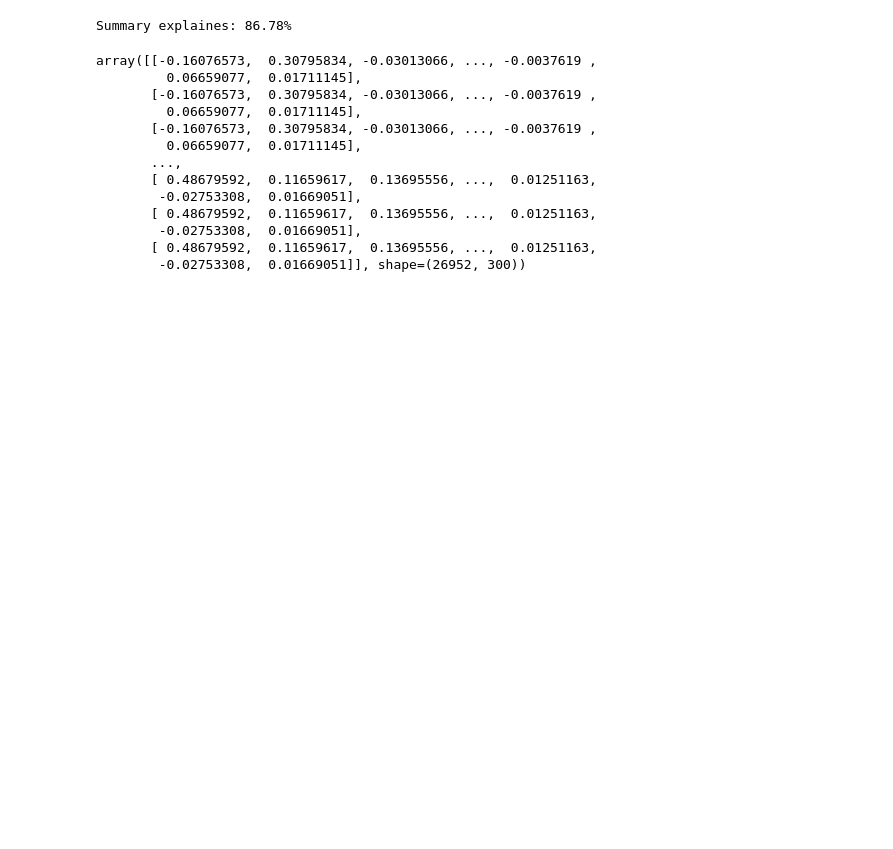
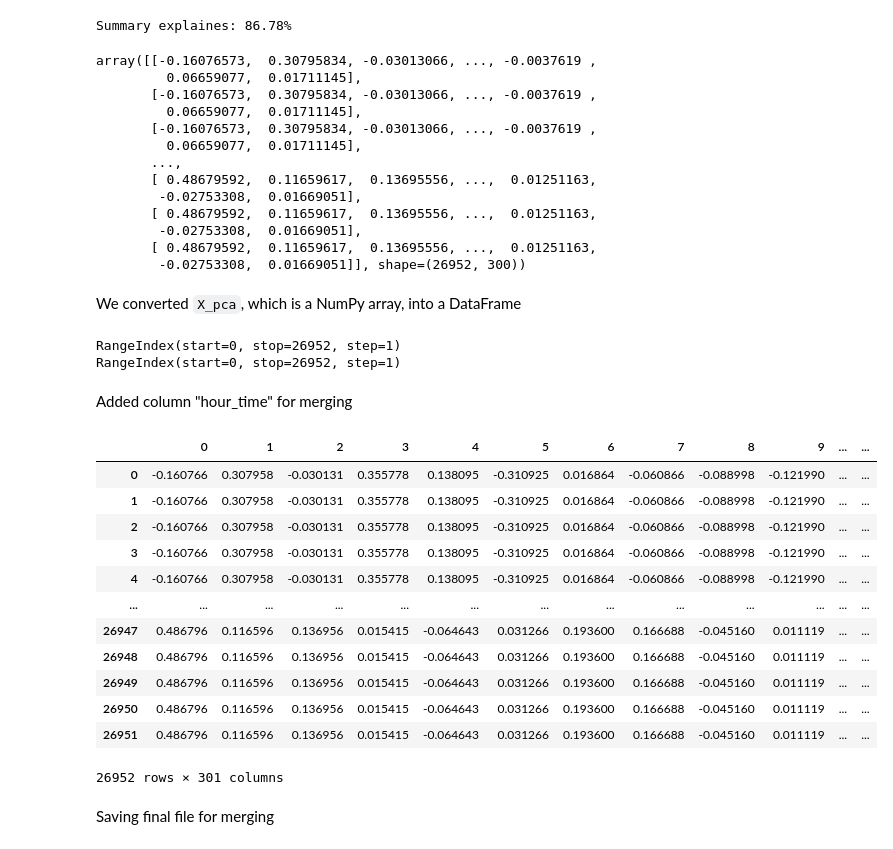
Before and after one commit to KonchakivskyiDanylo/PythonForDs, a Jupyter notebook: data_analysis/isw_analyze.ipynb, the cells around one changed output. Drawn from its saved outputs; the diff is of its cells as text; code cells hidden in the pictures; blank space fills up the shorter version.

```diff
--- a/data_analysis/isw_analyze.ipynb
+++ b/data_analysis/isw_analyze.ipynb
@@ -502,4 +530,36 @@ array([[-0.16076573,  0.30795834, -0.03013066, ..., -0.0037619 ,
         -0.02753308,  0.01669051],
        [ 0.48679592,  0.11659617,  0.13695556, ...,  0.01251163,
         -0.02753308,  0.01669051]], shape=(26952, 300))
+# %% [markdown]
+We converted `X_pca`, which is a NumPy array, into a DataFrame
+# %%
+X_pca_df = pd.DataFrame(X_pca)
+# %%
+print(X_pca_df.index)
+print(isw_hourly_df.index)
+# %% [output]
+RangeIndex(start=0, stop=26952, step=1)
+RangeIndex(start=0, stop=26952, step=1)
+# %% [markdown]
+Added column "hour_time" for merging
+# %%
+X_pca_df["hour_time"] = isw_hourly_df["hour_time"].values
+# %%
+X_pca_df
+# %% [output]
+|  | 0 | 1 | 2 | 3 | 4 | 5 | 6 | 7 | 8 | 9 | ... | ... |
+| 0 | -0.160766 | 0.307958 | -0.030131 | 0.355778 | 0.138095 | -0.310925 | 0.016864 | -0.060866 | -0.088998 | -0.121990 | ... | ... |
+| 1 | -0.160766 | 0.307958 | -0.030131 | 0.355778 | 0.138095 | -0.310925 | 0.016864 | -0.060866 | -0.088998 | -0.121990 | ... | ... |
+| 2 | -0.160766 | 0.307958 | -0.030131 | 0.355778 | 0.138095 | -0.310925 | 0.016864 | -0.060866 | -0.088998 | -0.121990 | ... | ... |
+| 3 | -0.160766 | 0.307958 | -0.030131 | 0.355778 | 0.138095 | -0.310925 | 0.016864 | -0.060866 | -0.088998 | -0.121990 | ... | ... |
+| 4 | -0.160766 | 0.307958 | -0.030131 | 0.355778 | 0.138095 | -0.310925 | 0.016864 | -0.060866 | -0.088998 | -0.121990 | ... | ... |
+| ... | ... | ... | ... | ... | ... | ... | ... | ... | ... | ... | ... | ... |
+| 26947 | 0.486796 | 0.116596 | 0.136956 | 0.015415 | -0.064643 | 0.031266 | 0.193600 | 0.166688 | -0.045160 | 0.011119 | ... | ... |
+| 26948 | 0.486796 | 0.116596 | 0.136956 | 0.015415 | -0.064643 | 0.031266 | 0.193600 | 0.166688 | -0.045160 | 0.011119 | ... | ... |
+| 26949 | 0.486796 | 0.116596 | 0.136956 | 0.015415 | -0.064643 | 0.031266 | 0.193600 | 0.166688 | -0.045160 | 0.011119 | ... | ... |
+| 26950 | 0.486796 | 0.116596 | 0.136956 | 0.015415 | -0.064643 | 0.031266 | 0.193600 | 0.166688 | -0.045160 | 0.011119 | ... | ... |
+| 26951 | 0.486796 | 0.116596 | 0.136956 | 0.015415 | -0.064643 | 0.031266 | 0.193600 | 0.166688 | -0.045160 | 0.011119 | ... | ... |
+26952 rows × 301 columns
+# %% [markdown]
+Saving final file for merging
 # %%
```
Also changed, not shown: parts of 12 cells of this notebook.
